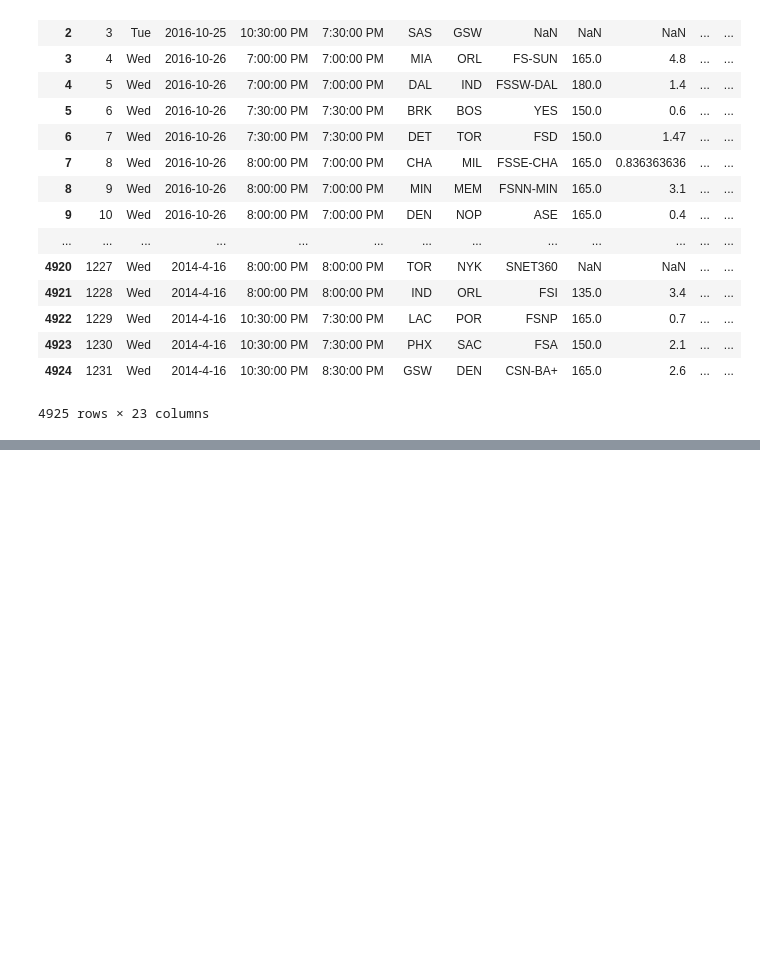
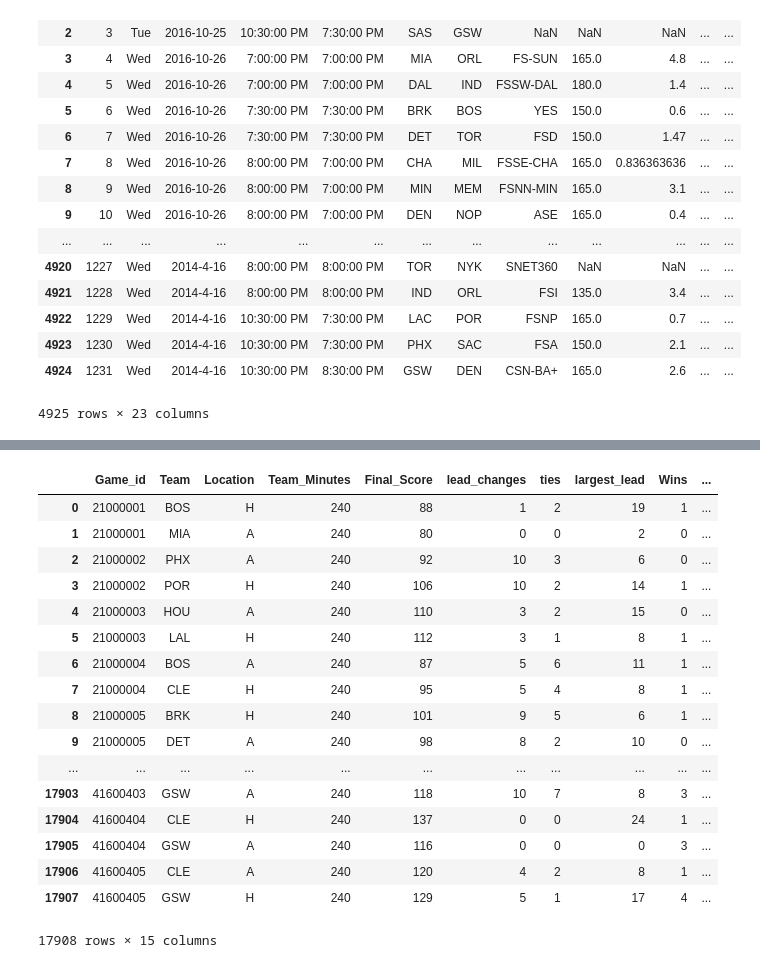
Before and after one commit to leohentschker/nbahack, a Jupyter notebook: data_clean.ipynb, the cells around one changed output, grey strips where cells are left out. Cells and saved outputs as stored; diff of their text form; code cells hidden in the pictures; blank space fills up the shorter version.

```diff
--- a/data_clean.ipynb
+++ b/data_clean.ipynb
@@ -168,0 +243,21 @@ col_merge(rsn, nat, 'key', 'National Rating', 'Nat Rate')
+# %%
+gam
+# %% [output]
+|  | Game_id | Team | Location | Team_Minutes | Final_Score | lead_changes | ties | largest_lead | Wins | ... |
+| 0 | 21000001 | BOS | H | 240 | 88 | 1 | 2 | 19 | 1 | ... |
+| 1 | 21000001 | MIA | A | 240 | 80 | 0 | 0 | 2 | 0 | ... |
+| 2 | 21000002 | PHX | A | 240 | 92 | 10 | 3 | 6 | 0 | ... |
+| 3 | 21000002 | POR | H | 240 | 106 | 10 | 2 | 14 | 1 | ... |
+| 4 | 21000003 | HOU | A | 240 | 110 | 3 | 2 | 15 | 0 | ... |
+| 5 | 21000003 | LAL | H | 240 | 112 | 3 | 1 | 8 | 1 | ... |
+| 6 | 21000004 | BOS | A | 240 | 87 | 5 | 6 | 11 | 1 | ... |
+| 7 | 21000004 | CLE | H | 240 | 95 | 5 | 4 | 8 | 1 | ... |
+| 8 | 21000005 | BRK | H | 240 | 101 | 9 | 5 | 6 | 1 | ... |
+| 9 | 21000005 | DET | A | 240 | 98 | 8 | 2 | 10 | 0 | ... |
+| ... | ... | ... | ... | ... | ... | ... | ... | ... | ... | ... |
+| 17903 | 41600403 | GSW | A | 240 | 118 | 10 | 7 | 8 | 3 | ... |
+| 17904 | 41600404 | CLE | H | 240 | 137 | 0 | 0 | 24 | 1 | ... |
+| 17905 | 41600404 | GSW | A | 240 | 116 | 0 | 0 | 0 | 3 | ... |
+| 17906 | 41600405 | CLE | A | 240 | 120 | 4 | 2 | 8 | 1 | ... |
+| 17907 | 41600405 | GSW | H | 240 | 129 | 5 | 1 | 17 | 4 | ... |
+17908 rows × 15 columns
```
Also changed, not shown: parts of 12 cells of this notebook.
